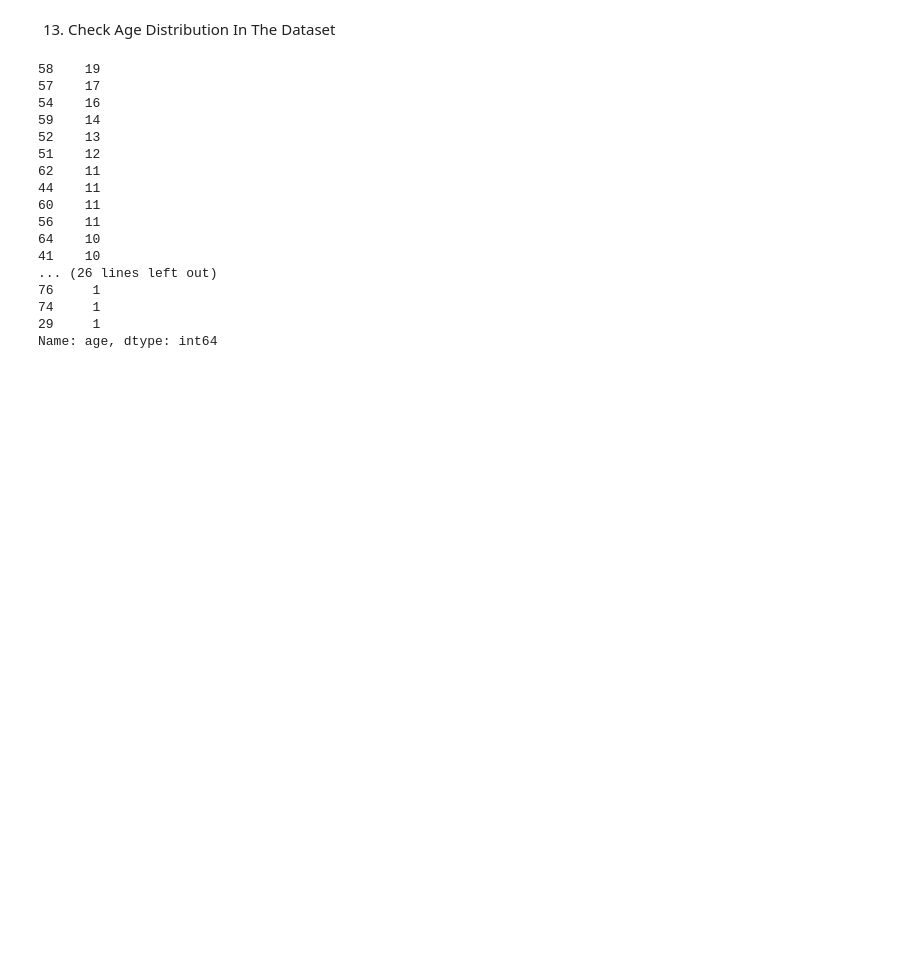
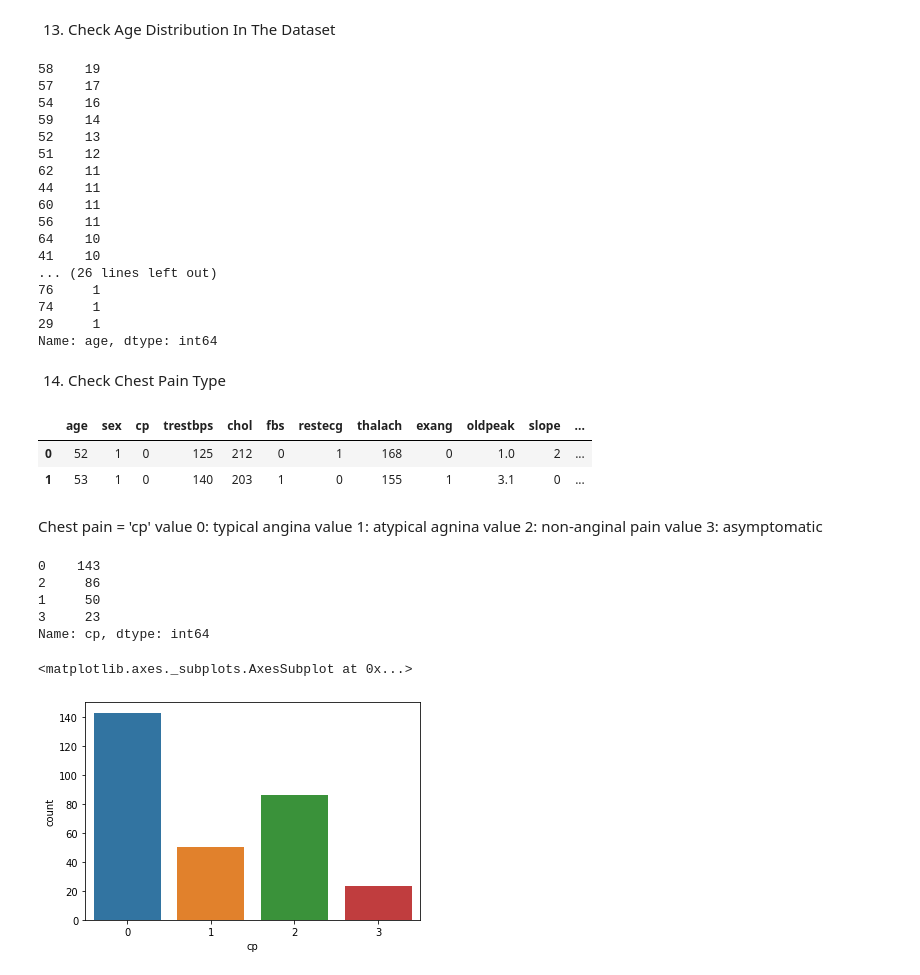
Before and after one commit to achmegantara/heart-analysis, a Jupyter notebook: heart.ipynb, the cells around one changed output. Drawn from its saved outputs; the diff is of its cells as text; code cells hidden in the pictures; blank space fills up the shorter version.

```diff
--- a/heart.ipynb
+++ b/heart.ipynb
@@ -185,3 +185,25 @@ df['age'].value_counts()
 74     1
 29     1
 Name: age, dtype: int64
+# %% [markdown]
+14. Check Chest Pain Type
+# %%
+df.head(2)
+# %% [output]
+|  | age | sex | cp | trestbps | chol | fbs | restecg | thalach | exang | oldpeak | slope | ... |
+| 0 | 52 | 1 | 0 | 125 | 212 | 0 | 1 | 168 | 0 | 1.0 | 2 | ... |
+| 1 | 53 | 1 | 0 | 140 | 203 | 1 | 0 | 155 | 1 | 3.1 | 0 | ... |
+# %% [markdown]
+Chest pain = 'cp'
+value 0: typical angina
+value 1: atypical agnina
+value 2: non-anginal pain
+value 3: asymptomatic
+# %%
+df['cp'].value_counts()
+# %% [output]
+0    143
+2     86
+1     50
+3     23
+Name: cp, dtype: int64
@@ -187,0 +212,5 @@ Name: age, dtype: int64
+# %%
+sns.countplot(df['cp'])
+# %% [output]
+<matplotlib.axes._subplots.AxesSubplot at 0x...>
+[figure, added]
```
Also changed, not shown: parts of 1 cell of this notebook.
